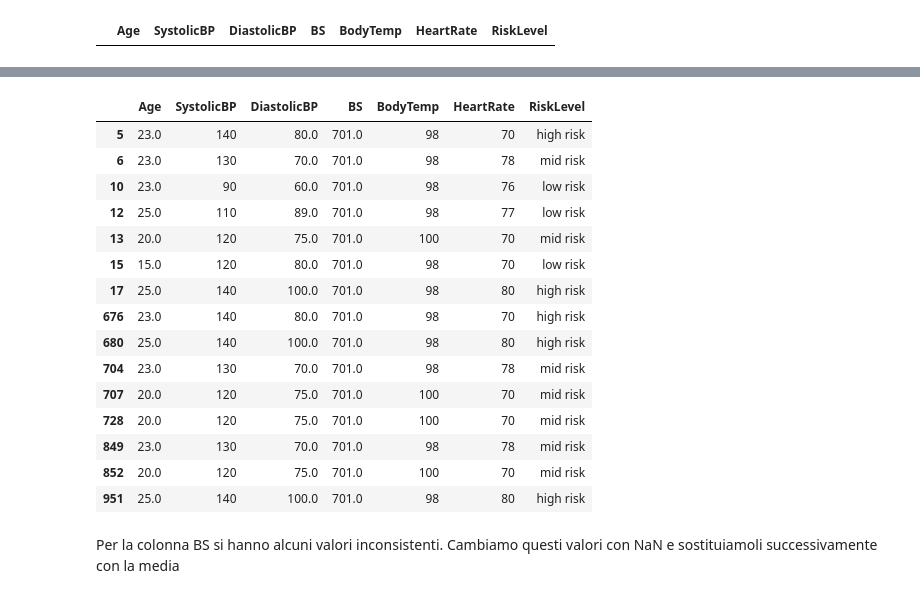
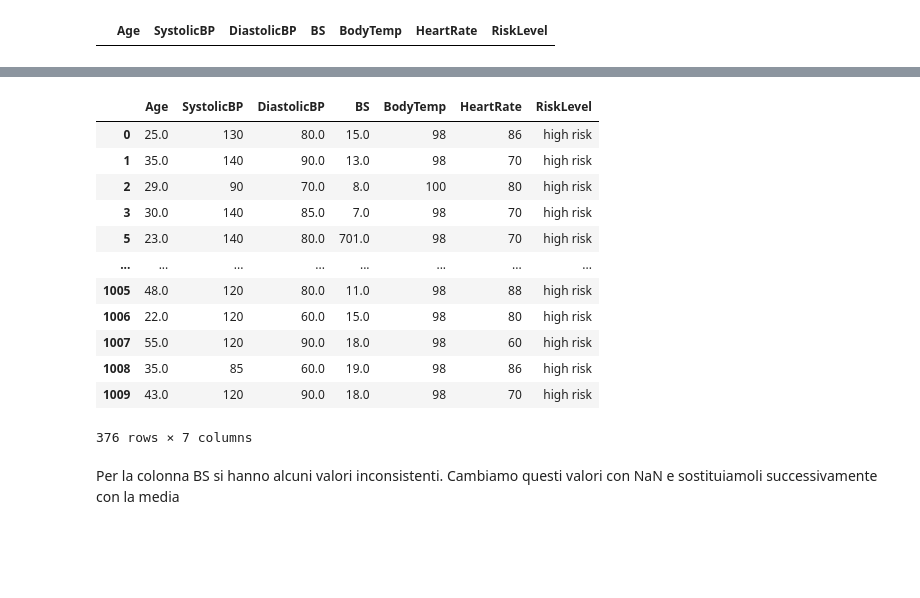
Before and after one commit to danlerr/Fondamenti-del-machine-learning, a Jupyter notebook: step2.ipynb, the cells around one changed output, grey strips where cells are left out. Cells and saved outputs as stored; diff of their text form; code cells hidden in the pictures; blank space fills up the shorter version.

```diff
--- a/step2.ipynb
+++ b/step2.ipynb
@@ -186,4 +170,4 @@ Facciamo la stessa verifica con le altre colonne
 # %%
-colonne_non_numeriche=['SystolicBP', 'DiastolicBP', 'BS','BodyTemp', 'HeartRate']
-training[colonne_non_numeriche] = training[colonne_non_numeriche].apply(pd.to_numeric, errors='coerce')
-training
+#colonne_non_numeriche=['SystolicBP', 'DiastolicBP', 'BS','BodyTemp', 'HeartRate']
+#training[colonne_non_numeriche] = training[colonne_non_numeriche].apply(pd.to_numeric, errors='coerce')
+#training
@@ -240,22 +217,19 @@ training[(training['DiastolicBP'] > 100) | (training['DiastolicBP'] < 40)]
 # %%
-training[(training['BS'] > 100) | (training['BS'] <5 )]
+training[(training['BS'] > 200) | (training['BS'] <40 )] #vanno tolti anche i valori <70????
 # %% [output]
 |  | Age | SystolicBP | DiastolicBP | BS | BodyTemp | HeartRate | RiskLevel |
+| 0 | 25.0 | 130 | 80.0 | 15.0 | 98 | 86 | high risk |
+| 1 | 35.0 | 140 | 90.0 | 13.0 | 98 | 70 | high risk |
+| 2 | 29.0 | 90 | 70.0 | 8.0 | 100 | 80 | high risk |
+| 3 | 30.0 | 140 | 85.0 | 7.0 | 98 | 70 | high risk |
 | 5 | 23.0 | 140 | 80.0 | 701.0 | 98 | 70 | high risk |
-| 6 | 23.0 | 130 | 70.0 | 701.0 | 98 | 78 | mid risk |
-| 10 | 23.0 | 90 | 60.0 | 701.0 | 98 | 76 | low risk |
-| 12 | 25.0 | 110 | 89.0 | 701.0 | 98 | 77 | low risk |
-| 13 | 20.0 | 120 | 75.0 | 701.0 | 100 | 70 | mid risk |
-| 15 | 15.0 | 120 | 80.0 | 701.0 | 98 | 70 | low risk |
-| 17 | 25.0 | 140 | 100.0 | 701.0 | 98 | 80 | high risk |
-| 676 | 23.0 | 140 | 80.0 | 701.0 | 98 | 70 | high risk |
-| 680 | 25.0 | 140 | 100.0 | 701.0 | 98 | 80 | high risk |
-| 704 | 23.0 | 130 | 70.0 | 701.0 | 98 | 78 | mid risk |
-| 707 | 20.0 | 120 | 75.0 | 701.0 | 100 | 70 | mid risk |
-| 728 | 20.0 | 120 | 75.0 | 701.0 | 100 | 70 | mid risk |
-| 849 | 23.0 | 130 | 70.0 | 701.0 | 98 | 78 | mid risk |
-| 852 | 20.0 | 120 | 75.0 | 701.0 | 100 | 70 | mid risk |
-| 951 | 25.0 | 140 | 100.0 | 701.0 | 98 | 80 | high risk |
+| ... | ... | ... | ... | ... | ... | ... | ... |
+| 1005 | 48.0 | 120 | 80.0 | 11.0 | 98 | 88 | high risk |
+| 1006 | 22.0 | 120 | 60.0 | 15.0 | 98 | 80 | high risk |
+| 1007 | 55.0 | 120 | 90.0 | 18.0 | 98 | 60 | high risk |
+| 1008 | 35.0 | 85 | 60.0 | 19.0 | 98 | 86 | high risk |
+| 1009 | 43.0 | 120 | 90.0 | 18.0 | 98 | 70 | high risk |
+376 rows × 7 columns
 # %% [markdown]
 Per la colonna BS si hanno alcuni valori inconsistenti. Cambiamo questi valori con NaN e sostituiamoli successivamente con la media
 # %%
```
Also changed, not shown: parts of 24 cells of this notebook, 1 other file.
